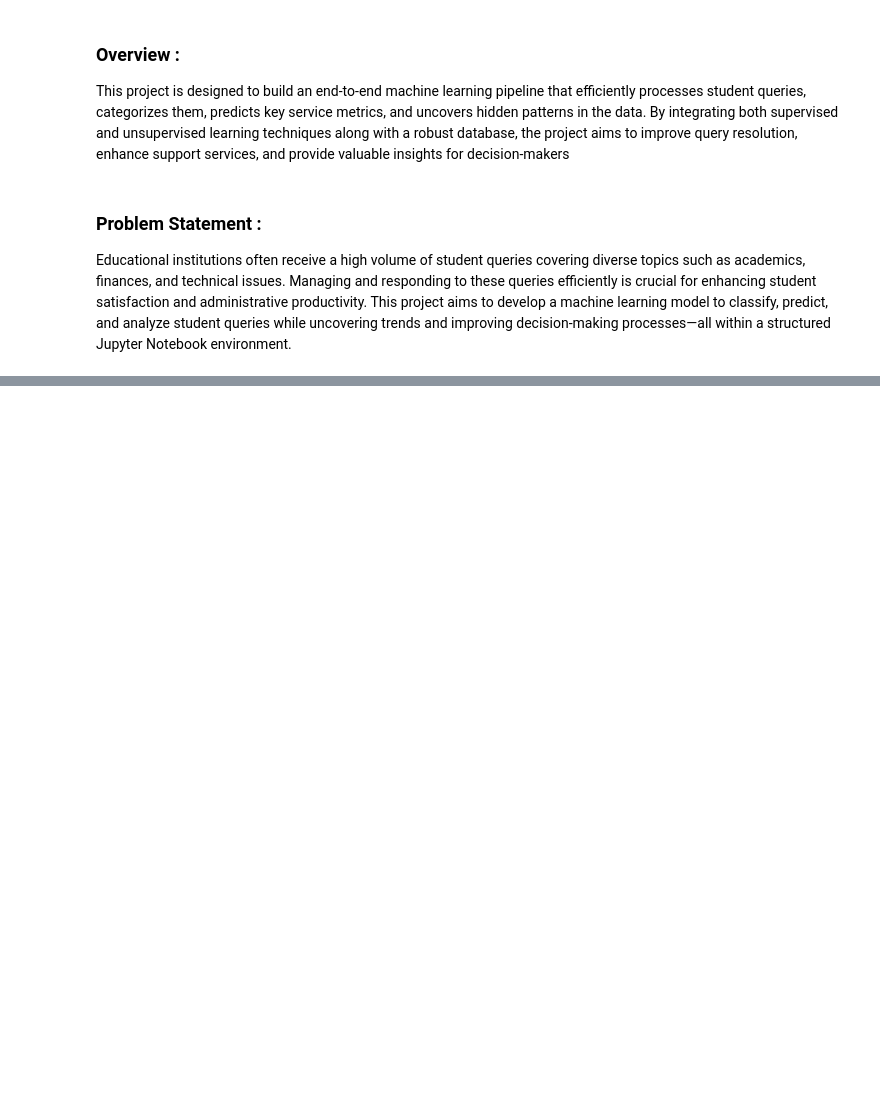
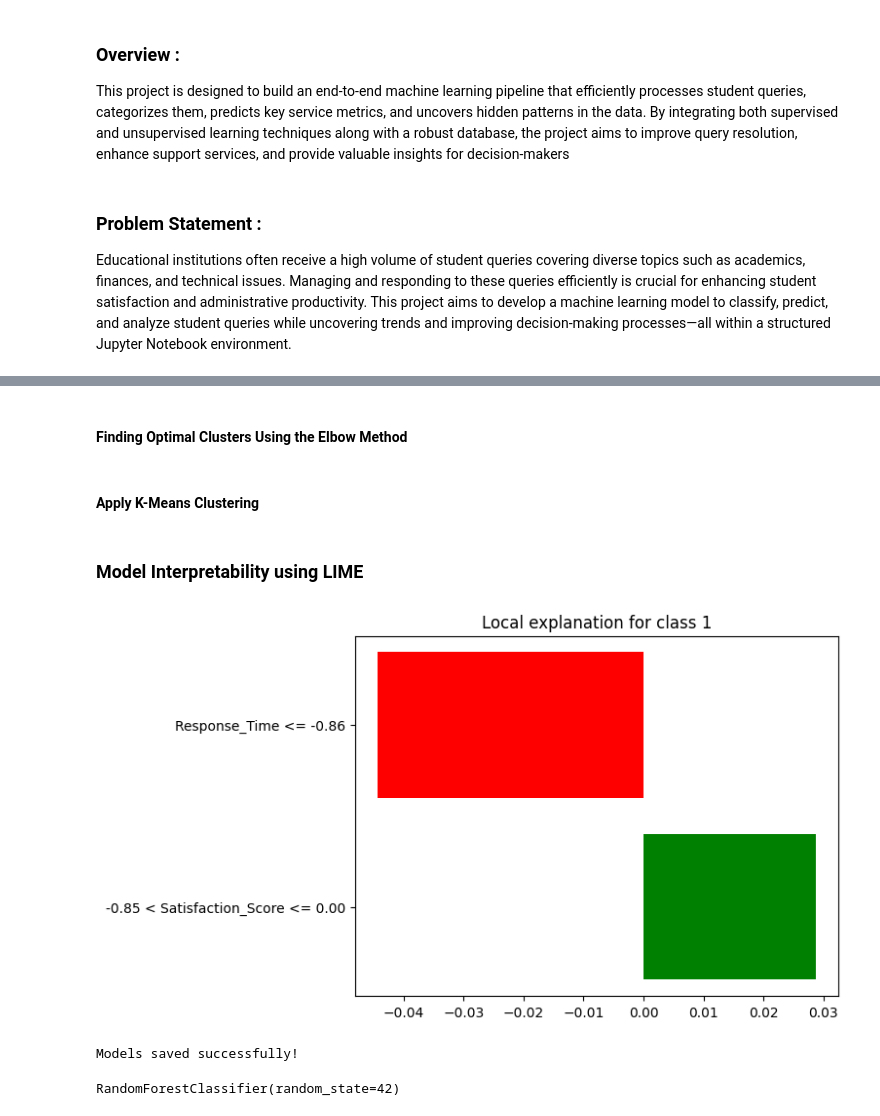
Before and after one commit to nitinjswgithub066/ML-Project-2, a Jupyter notebook: student_query.ipynb, the cells around one changed output, grey strips where cells are left out. Cells and saved outputs as stored; diff of their text form; code cells hidden in the pictures; blank space fills up the shorter version.

```diff
--- a/student_query.ipynb
+++ b/student_query.ipynb
@@ -27,0 +323,24 @@ import numpy as np # numerical computing library
+# %%
+# Prepare data
+X_reg = df[["Satisfaction_Score"]]
+y_reg = df["Response_Time"]
+
+X_train_reg, X_test_reg, y_train_reg, y_test_reg = train_test_split(X_reg, y_reg, test_size=0.2, random_state=42)
+
+# Train Linear Regression
+reg = LinearRegression()
+reg.fit(X_train_reg, y_train_reg)
+
+# Predictions
+y_pred_reg = reg.predict(X_test_reg)
+
+# Model Evaluation
+mae = mean_absolute_error(y_test_reg, y_pred_reg)
+mse = mean_squared_error(y_test_reg, y_pred_reg)
+rmse = np.sqrt(mse)
+r2 = r2_score(y_test_reg, y_pred_reg)
+
+print("Mean Absolute Error (MAE):", mae)
+print("Mean Squared Error (MSE):", mse)
+print("Root Mean Squared Error (RMSE):", rmse)
+print("R-Squared Score (R²):", r2)
@@ -27,0 +371,2 @@ import numpy as np # numerical computing library
+# %% [markdown]
+#### Finding Optimal Clusters Using the Elbow Method
@@ -27,0 +382,2 @@ import numpy as np # numerical computing library
+# %% [markdown]
+#### Apply K-Means Clustering
@@ -27,0 +391,31 @@ import numpy as np # numerical computing library
+# %% [markdown]
+### Model Interpretability using LIME
+# %%
+# Model Interpretability with LIME
+explainer = LimeTabularExplainer(
+	training_data=X_train.values,
+	feature_names=X_train.columns,
+	class_names=[str(c) for c in np.unique(y_train)],
+	mode="classification"
+)
+# Select a test instance to explain
+instance = X_test.iloc[0]
+
+exp = explainer.explain_instance(instance.values, clf.predict_proba, num_features=2)
+fig = exp.as_pyplot_figure()
+plt.show()  # Ensures the plot is displayed only once
+
+# Save the models
+import joblib
+joblib.dump(clf, "random_forest_model.pkl")
+joblib.dump(reg, "linear_regression_model.pkl")
+print("Models saved successfully!")
+# %% [output]
+[figure, added]
+Models saved successfully!
+# %%
+# Train a RandomForestClassifier
+clf = RandomForestClassifier(n_estimators=100, random_state=42)
+clf.fit(X_train, y_train)
+# %% [output]
+RandomForestClassifier(random_state=42)
```
Also changed, not shown: parts of 50 cells of this notebook, 3 other files.
